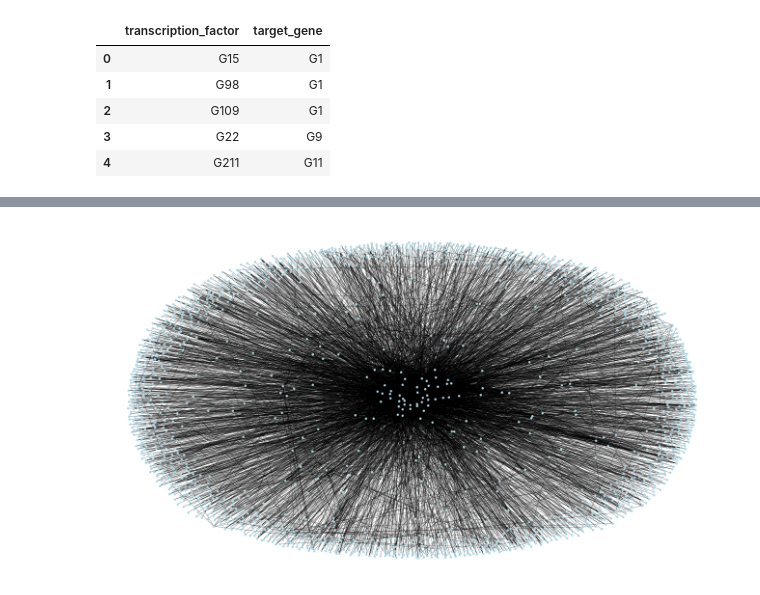
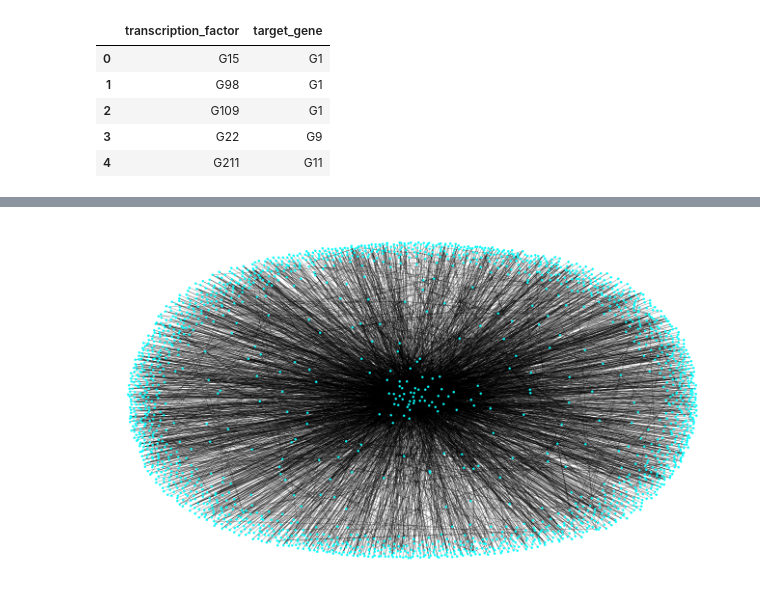
Before and after one commit to neonicoo/Info_theo_project_2020, a Jupyter notebook: Theoretical_Computer_Sciences_Project.ipynb, the cells around one changed output, grey strips where cells are left out. Cells and saved outputs as stored; diff of their text form; code cells hidden in the pictures.

```diff
--- a/Theoretical_Computer_Sciences_Project.ipynb
+++ b/Theoretical_Computer_Sciences_Project.ipynb
@@ -102,9 +108,10 @@ G = nx.from_pandas_edgelist(GRN_edges_SC, "transcription_factor", "target_gene")
 # %%
+#On rend le graphe plus lisible
 plt.figure(figsize=(18,10))
 pos = nx.spring_layout(G, k = 0.6,) #return the relative positions of the nodes,k = optimal distance between nodes
 nx.draw(G, node_size = 14,
         pos = pos,
         width = 0.4,
-        node_color = 'lightblue')
+        node_color = 'cyan')
 # %% [output]
-[figure, old version]
+[figure, new version]
```
Also changed, not shown: parts of 1 cell of this notebook.
